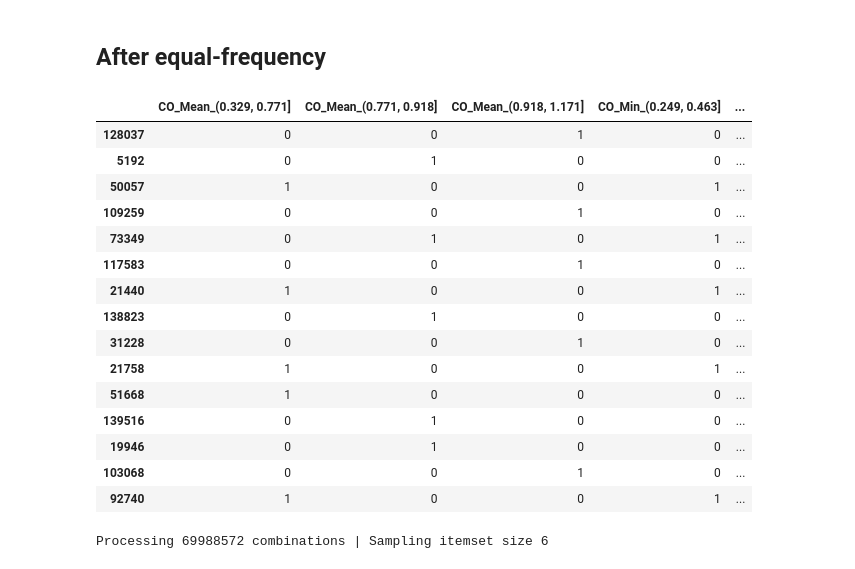
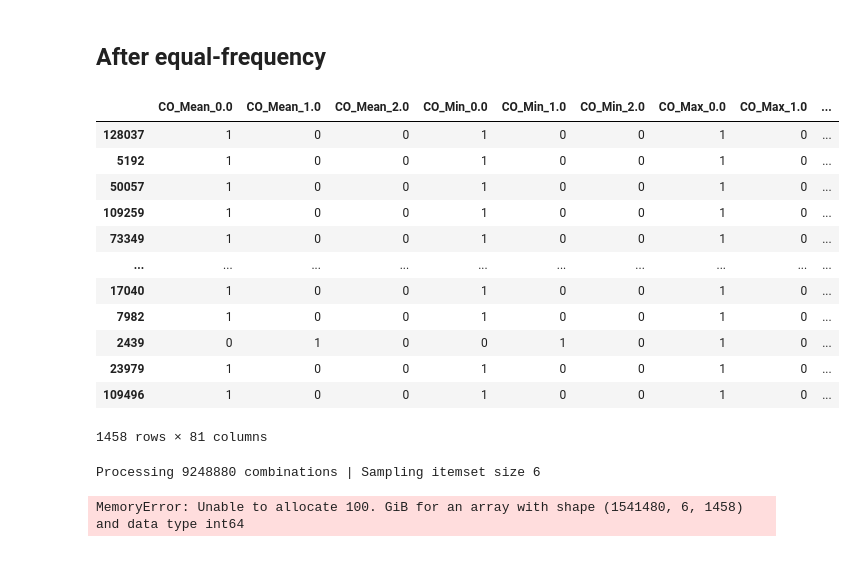
Before and after one commit to EmotionFever/datascience-project, a Jupyter notebook: lab09_pattern_mining/set2_pattern_mining_equal_frequency.ipynb, the cells around one changed output. Cells and saved outputs as stored; diff of their text form; code cells hidden in the pictures.

```diff
--- a/lab09_pattern_mining/set2_pattern_mining_equal_frequency.ipynb
+++ b/lab09_pattern_mining/set2_pattern_mining_equal_frequency.ipynb
@@ -18,38 +19,28 @@ dataOriginal = dataOriginal.sample(frac=sample, replace=True, random_state=1)
 ## After equal-frequency
 # %%
 data_treatment = 'equal_frequency'
-data = dataOriginal.drop(['GbCity', 'GbProv','Field_1'], axis=1)
+data = dataOriginal.drop(['GbCity', 'GbProv','Field_1', target], axis=1)
 columns = ['CO_Mean','CO_Min', 'CO_Max', 'CO_Std', 'NO2_Mean', 'NO2_Min', 'NO2_Max', 'NO2_Std', 'O3_Mean', 'O3_Min', 'O3_Max','O3_Std', 'PM2.5_Mean', 'PM2.5_Min','PM2.5_Max','PM2.5_Std','PM10_Mean','PM10_Min','PM10_Max','PM10_Std','SO2_Mean','SO2_Min','SO2_Max','SO2_Std','hour','day','year']
 data = data[columns]
 bins = 3
-for col in columns:
-    data[col] = qcut(data[col], bins, duplicates='drop')
-data = dummify(data, columns)
-for col in data.columns:
-    if col not in columns:
-        data[col] = data[col].fillna(False)
-        data[col] = data[col].astype(int)
-
+data = discretize(data, 'uniform', bins, columns)
 data
 # %% [output]
-|  | CO_Mean_(0.329, 0.771] | CO_Mean_(0.771, 0.918] | CO_Mean_(0.918, 1.171] | CO_Min_(0.249, 0.463] | ... |
-| 128037 | 0 | 0 | 1 | 0 | ... |
-| 5192 | 0 | 1 | 0 | 0 | ... |
-| 50057 | 1 | 0 | 0 | 1 | ... |
-| 109259 | 0 | 0 | 1 | 0 | ... |
-| 73349 | 0 | 1 | 0 | 1 | ... |
-| 117583 | 0 | 0 | 1 | 0 | ... |
-| 21440 | 1 | 0 | 0 | 1 | ... |
-| 138823 | 0 | 1 | 0 | 0 | ... |
-| 31228 | 0 | 0 | 1 | 0 | ... |
-| 21758 | 1 | 0 | 0 | 1 | ... |
-| 51668 | 1 | 0 | 0 | 0 | ... |
-| 139516 | 0 | 1 | 0 | 0 | ... |
-| 19946 | 0 | 1 | 0 | 0 | ... |
-| 103068 | 0 | 0 | 1 | 0 | ... |
-| 92740 | 1 | 0 | 0 | 1 | ... |
+|  | CO_Mean_0.0 | CO_Mean_1.0 | CO_Mean_2.0 | CO_Min_0.0 | CO_Min_1.0 | CO_Min_2.0 | CO_Max_0.0 | CO_Max_1.0 | ... |
+| 128037 | 1 | 0 | 0 | 1 | 0 | 0 | 1 | 0 | ... |
+| 5192 | 1 | 0 | 0 | 1 | 0 | 0 | 1 | 0 | ... |
+| 50057 | 1 | 0 | 0 | 1 | 0 | 0 | 1 | 0 | ... |
+| 109259 | 1 | 0 | 0 | 1 | 0 | 0 | 1 | 0 | ... |
+| 73349 | 1 | 0 | 0 | 1 | 0 | 0 | 1 | 0 | ... |
+| ... | ... | ... | ... | ... | ... | ... | ... | ... | ... |
+| 17040 | 1 | 0 | 0 | 1 | 0 | 0 | 1 | 0 | ... |
+| 7982 | 1 | 0 | 0 | 1 | 0 | 0 | 1 | 0 | ... |
+| 2439 | 0 | 1 | 0 | 0 | 1 | 0 | 1 | 0 | ... |
+| 23979 | 1 | 0 | 0 | 1 | 0 | 0 | 1 | 0 | ... |
+| 109496 | 1 | 0 | 0 | 1 | 0 | 0 | 1 | 0 | ... |
+1458 rows × 81 columns
 # %%
-MIN_SUP: float = 0.001
+MIN_SUP: float = 0.9
 var_min_sup =[0.2, 0.1] + [i*MIN_SUP for i  in range(100, 0, -10)]
 
 patterns: DataFrame = apriori(data, min_support=MIN_SUP, use_colnames=True, verbose=True)
@@ -64,7 +55,8 @@ plot_line(var_min_sup, nr_patterns, title='Nr Patterns x Support', xlabel='suppo
 savefig(f'images/{file_tag}/{file_tag}_{data_treatment}_patterns_support.png')
 show()
 # %% [output]
-Processing 69988572 combinations | Sampling itemset size 6
+Processing 9248880 combinations | Sampling itemset size 6
+MemoryError: Unable to allocate 100. GiB for an array with shape (1541480, 6, 1458) and data type int64
 # %%
 MIN_CONF: float = 0.1
 rules = association_rules(patterns, metric='confidence', min_threshold=MIN_CONF*5, support_only=False)
```
Also changed, not shown: parts of 4 cells of this notebook, 1 other file.
